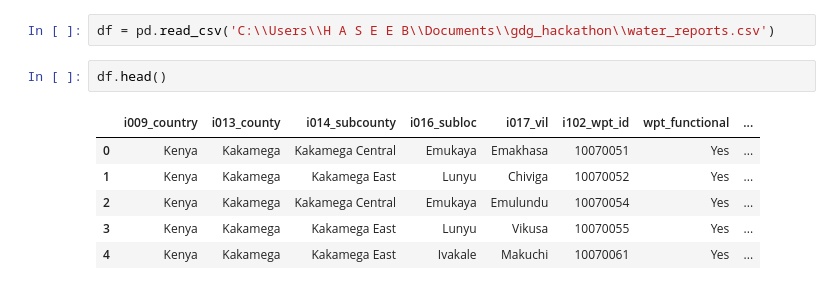
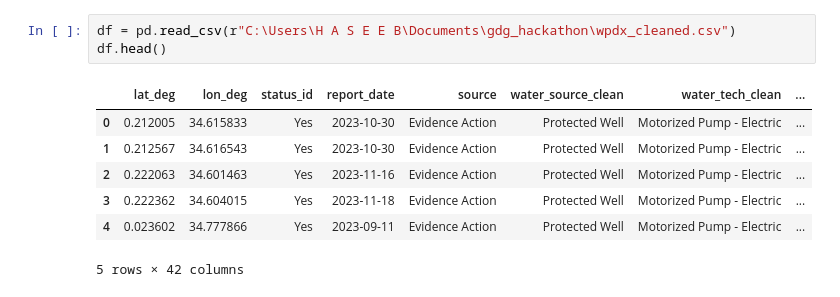
Before and after one commit to Marilyn-cc/Hydro-track, a Jupyter notebook: eda.ipynb, the cells around one changed output. Saved outputs shown, nothing was run; the diff lists cells and outputs as text.

```diff
--- a/eda.ipynb
+++ b/eda.ipynb
@@ -8,11 +21,11 @@ import folium
 # %%
-df = pd.read_csv('C:\\Users\\H A S E E B\\Documents\\gdg_hackathon\\water_reports.csv')
+df = pd.read_csv(r"C:\Users\H A S E E B\Documents\gdg_hackathon\wpdx_cleaned.csv")
+df.head()
+# %% [output]
+|  | lat_deg | lon_deg | status_id | report_date | source | water_source_clean | water_tech_clean | ... |
+| 0 | 0.212005 | 34.615833 | Yes | 2023-10-30 | Evidence Action | Protected Well | Motorized Pump - Electric | ... |
+| 1 | 0.212567 | 34.616543 | Yes | 2023-10-30 | Evidence Action | Protected Well | Motorized Pump - Electric | ... |
+| 2 | 0.222063 | 34.601463 | Yes | 2023-11-16 | Evidence Action | Protected Well | Motorized Pump - Electric | ... |
+| 3 | 0.222362 | 34.604015 | Yes | 2023-11-18 | Evidence Action | Protected Well | Motorized Pump - Electric | ... |
+| 4 | 0.023602 | 34.777866 | Yes | 2023-09-11 | Evidence Action | Protected Well | Motorized Pump - Electric | ... |
+5 rows × 42 columns
-# %%
-df.head()
-# %% [output]
-|  | i009_country | i013_county | i014_subcounty | i016_subloc | i017_vil | i102_wpt_id | wpt_functional | ... |
-| 0 | Kenya | Kakamega | Kakamega Central | Emukaya | Emakhasa | 10070051 | Yes | ... |
-| 1 | Kenya | Kakamega | Kakamega East | Lunyu | Chiviga | 10070052 | Yes | ... |
-| 2 | Kenya | Kakamega | Kakamega Central | Emukaya | Emulundu | 10070054 | Yes | ... |
-| 3 | Kenya | Kakamega | Kakamega East | Lunyu | Vikusa | 10070055 | Yes | ... |
-| 4 | Kenya | Kakamega | Kakamega East | Ivakale | Makuchi | 10070061 | Yes | ... |
```
Also changed, not shown: parts of 21 cells of this notebook, 13 other files.
